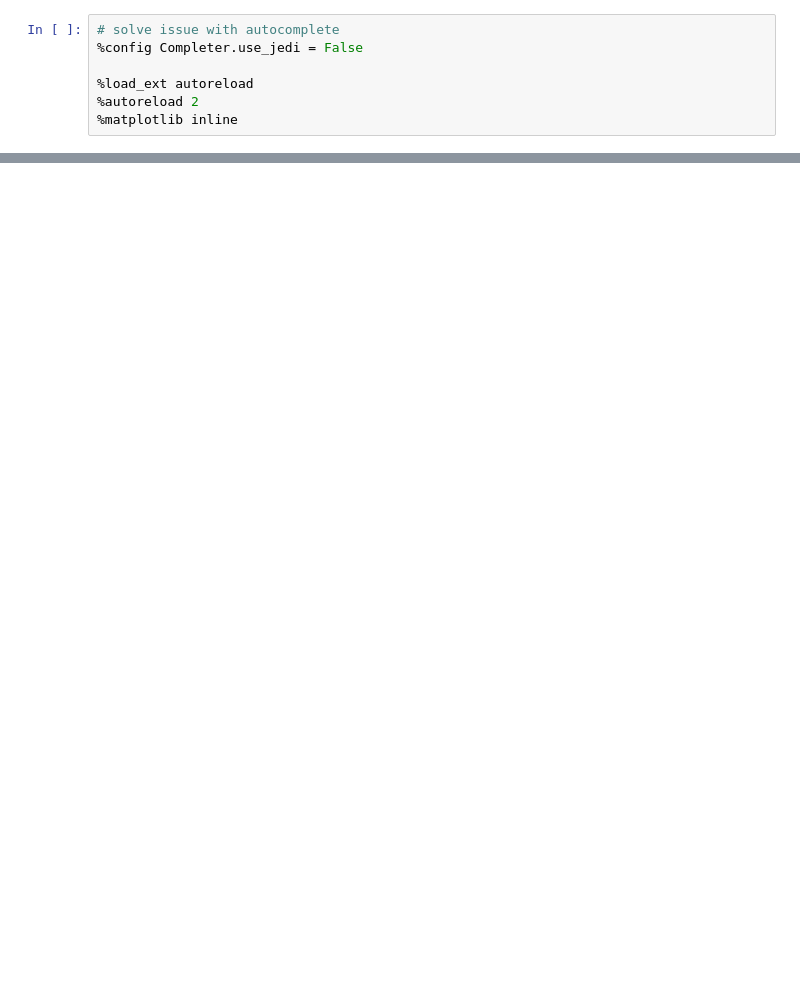
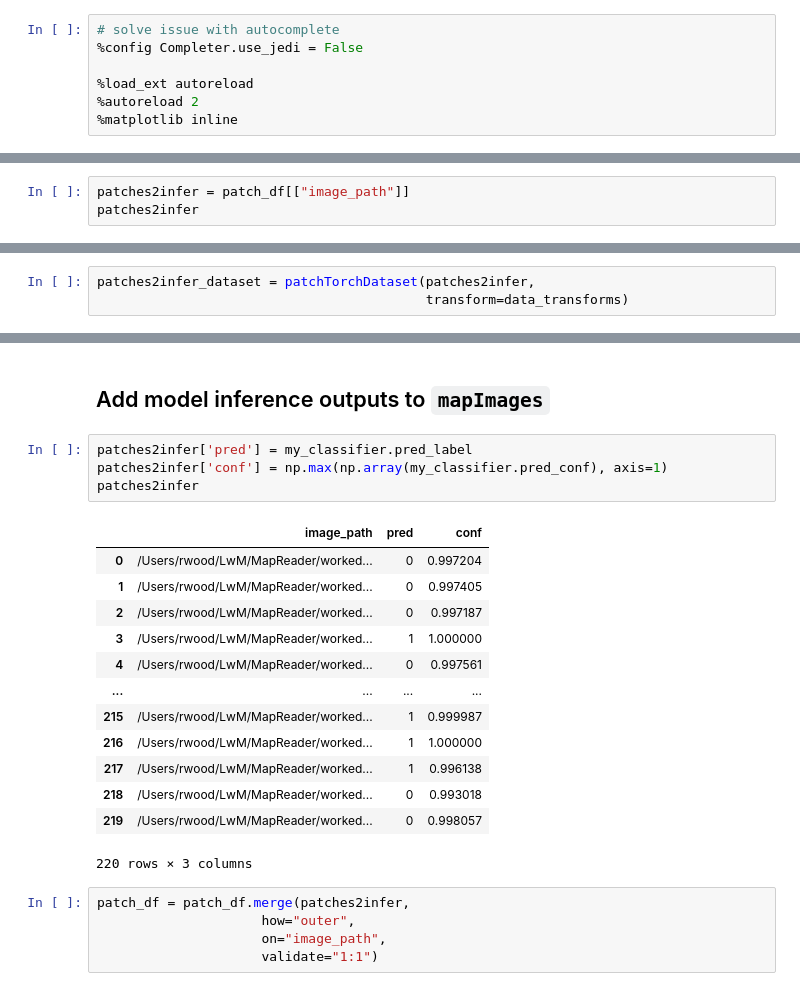
Before and after one commit to maps-as-data/MapReader, a Jupyter notebook: worked_examples/non-geospatial/classification_plant_phenotype/004_inference.ipynb, the cells around one changed output, grey strips where cells are left out. Saved outputs shown, nothing was run; the diff lists cells and outputs as text; blank space fills up the shorter version.

```diff
--- a/worked_examples/non-geospatial/classification_plant_phenotype/004_inference.ipynb
+++ b/worked_examples/non-geospatial/classification_plant_phenotype/004_inference.ipynb
@@ -271,0 +58,3 @@ patches_filt["pred"].value_counts()
+# %%
+patches2infer = patch_df[["image_path"]]
+patches2infer
@@ -271,0 +75,3 @@ patches_filt["pred"].value_counts()
+# %%
+patches2infer_dataset = patchTorchDataset(patches2infer,
+                                          transform=data_transforms)
@@ -271,0 +119,25 @@ patches_filt["pred"].value_counts()
+# %% [markdown]
+## Add model inference outputs to `mapImages`
+# %%
+patches2infer['pred'] = my_classifier.pred_label
+patches2infer['conf'] = np.max(np.array(my_classifier.pred_conf), axis=1)
+patches2infer
+# %% [output]
+|  | image_path | pred | conf |
+| 0 | /Users/rwood/LwM/MapReader/worked... | 0 | 0.997204 |
+| 1 | /Users/rwood/LwM/MapReader/worked... | 0 | 0.997405 |
+| 2 | /Users/rwood/LwM/MapReader/worked... | 0 | 0.997187 |
+| 3 | /Users/rwood/LwM/MapReader/worked... | 1 | 1.000000 |
+| 4 | /Users/rwood/LwM/MapReader/worked... | 0 | 0.997561 |
+| ... | ... | ... | ... |
+| 215 | /Users/rwood/LwM/MapReader/worked... | 1 | 0.999987 |
+| 216 | /Users/rwood/LwM/MapReader/worked... | 1 | 1.000000 |
+| 217 | /Users/rwood/LwM/MapReader/worked... | 1 | 0.996138 |
+| 218 | /Users/rwood/LwM/MapReader/worked... | 0 | 0.993018 |
+| 219 | /Users/rwood/LwM/MapReader/worked... | 0 | 0.998057 |
+220 rows × 3 columns
+# %%
+patch_df = patch_df.merge(patches2infer,
+                     how="outer",
+                     on="image_path",
+                     validate="1:1")
```
Also changed, not shown: parts of 58 cells of this notebook, 24 other files.
